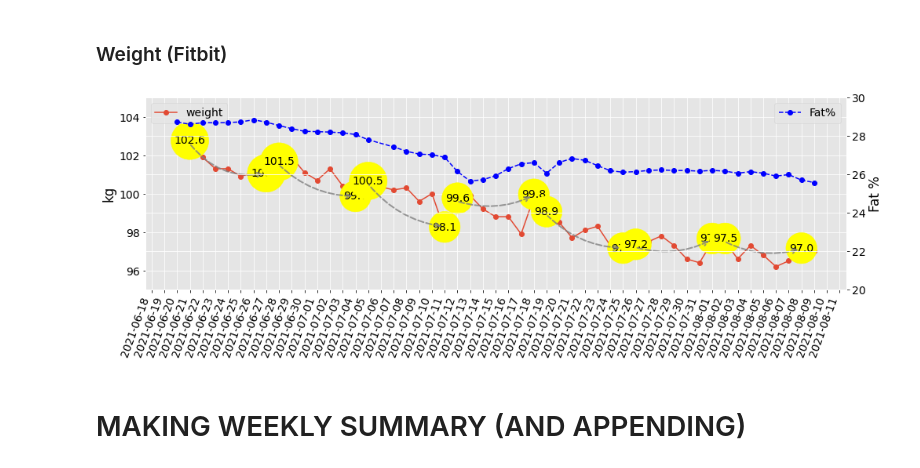
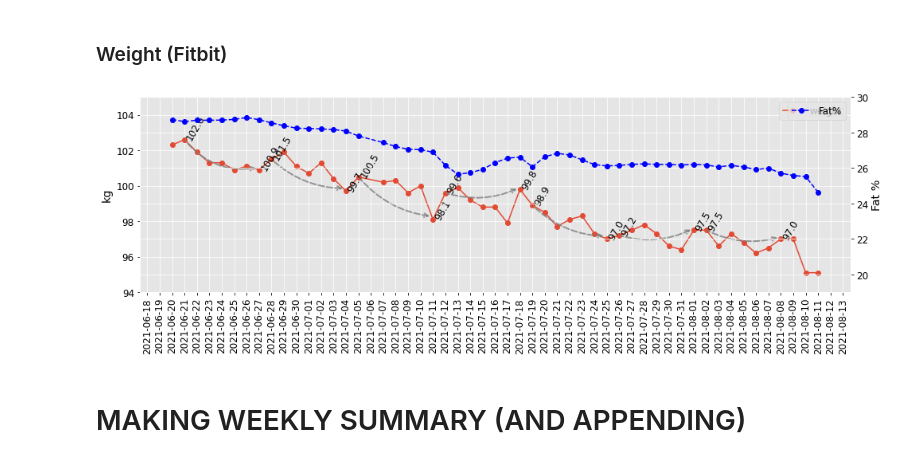
Before and after one commit to jjsantanna/my_health_stats, a Jupyter notebook: my_health_stats.ipynb, the cells around one changed output. Drawn from its saved outputs; the diff is of its cells as text; code cells hidden in the pictures.

Commit message:
updating graphs

```diff
--- a/my_health_stats.ipynb
+++ b/my_health_stats.ipynb
@@ -110,9 +110,8 @@ def fitbit_data (access_token,date_str):
 # %%
 import datetime
 # %%
+check_day = datetime.datetime(2021, 8, 11).strftime('%Y-%m-%d')
 # check_day = (datetime.datetime.today() - datetime.timedelta(days=1)).strftime('%Y-%m-%d')
-# %%
-check_day = datetime.datetime(2021, 8, 9).strftime('%Y-%m-%d')
 # %% [markdown]
 <h1 align='center'>=============================================================<br>UPDATING DATA</h1>
 # %% [markdown]
@@ -164,7 +163,7 @@ df_fitbit.sort_index(inplace=True)
 # %%
 import matplotlib.pyplot as plt # http://matplotlib.org/gallery.html
 plt.style.use('ggplot') # https://matplotlib.org/3.1.1/gallery/style_sheets/style_sheets_reference.html
-plt.rcParams.update({'font.size': 14,'text.color' : 'black','axes.labelcolor' : 'black','xtick.color':'black','ytick.color':'black'})
+plt.rcParams.update({'font.size': 12,'text.color' : 'black','axes.labelcolor' : 'black','xtick.color':'black','ytick.color':'black'})
 import matplotlib.dates as mdates
 import numpy as np
 import matplotlib.patches as patches
@@ -257,71 +254,71 @@ fig = plt.figure(figsize=(16, 5))
 ax = plt.subplot2grid((1,1), (0,0))
 
 df_fitbit['weight'].plot(kind='line',ax=ax,marker='o')
-ax.set_ylim(95, 105)
+ax.set_ylim(94, 105)
 ax.set_ylabel("kg")
 
 ax2=ax.twinx()
 ax2.plot(df_fitbit.index,df_fitbit['fat'],marker='o',ls='--',label ='Fat%',color='blue' )
 ax2.set_ylabel("Fat %")
-ax2.set_ylim(20,30)
+ax2.set_ylim(19,30)
 
 ax.xaxis.set_major_locator(mdates.DayLocator(interval = 1))
 ax2.legend(loc=0)
-ax.legend(loc=2)
+ax.legend(loc=0)
 
 
 
 w_begin='2021-6-21'
 w_end = (datetime.datetime.strptime(w_begin, '%Y-%m-%d').date() + datetime.timedelta(days=6)).strftime('%Y-%m-%d')
-ax.annotate(df_fitbit.at[w_begin, 'weight'], xy=(w_begin, df_fitbit.at[w_begin, 'weight']), xycoords='data', ha='center',bbox={"boxstyle" : "circle", "color":"yellow"})
-ax.annotate(df_fitbit.at[w_end, 'weight'], xy=(w_end, df_fitbit.at[w_end, 'weight']), xycoords='data', ha='center',bbox={"boxstyle" : "circle", "color":"yellow"})
+ax.annotate(df_fitbit.at[w_begin, 'weight'], xy=(w_begin, df_fitbit.at[w_begin, 'weight']), xycoords='data', ha='left',rotation=60)#,bbox={"boxstyle" : "circle", "color":"yellow"})
+ax.annotate(df_fitbit.at[w_end, 'weight'], xy=(w_end, df_fitbit.at[w_end, 'weight']), xycoords='data', ha='left',rotation=60)#,bbox={"boxstyle" : "circle", "color":"yellow"})
 ax.annotate(' ', xy=(w_begin, df_fitbit.at[w_begin, 'weight']), xytext=(w_end, df_fitbit.at[w_end, 'weight']),xycoords='data', textcoords='data', arrowprops=dict(arrowstyle= '<-',color='grey',lw=2,ls='--',alpha=0.8,connectionstyle="arc3,rad=-.3"))
 
 w_begin='2021-6-28'
 w_end = (datetime.datetime.strptime(w_begin, '%Y-%m-%d').date() + datetime.timedelta(days=6)).strftime('%Y-%m-%d')
-ax.annotate(df_fitbit.at[w_begin, 'weight'], xy=(w_begin, df_fitbit.at[w_begin, 'weight']), xycoords='data', ha='center',bbox={"boxstyle" : "circle", "color":"yellow"})
-ax.annotate(df_fitbit.at[w_end, 'weight'], xy=(w_end, df_fitbit.at[w_end, 'weight']), xycoords='data', ha='center',bbox={"boxstyle" : "circle", "color":"yellow"})
+ax.annotate(df_fitbit.at[w_begin, 'weight'], xy=(w_begin, df_fitbit.at[w_begin, 'weight']), xycoords='data', ha='left',rotation=60)#,bbox={"boxstyle" : "circle", "color":"yellow"})
+ax.annotate(df_fitbit.at[w_end, 'weight'], xy=(w_end, df_fitbit.at[w_end, 'weight']), xycoords='data', ha='left',rotation=60)#,bbox={"boxstyle" : "circle", "color":"yellow"})
 ax.annotate(' ', xy=(w_begin, df_fitbit.at[w_begin, 'weight']), xytext=(w_end, df_fitbit.at[w_end, 'weight']),xycoords='data', textcoords='data', arrowprops=dict(arrowstyle= '<-',color='grey',lw=2,ls='--',alpha=0.8,connectionstyle="arc3,rad=-.2"))
 
 w_begin='2021-7-05'
 w_end = (datetime.datetime.strptime(w_begin, '%Y-%m-%d').date() + datetime.timedelta(days=6)).strftime('%Y-%m-%d')
-ax.annotate(df_fitbit.at[w_begin, 'weight'], xy=(w_begin, df_fitbit.at[w_begin, 'weight']), xycoords='data', ha='center',bbox={"boxstyle" : "circle", "color":"yellow"})
-ax.annotate(df_fitbit.at[w_end, 'weight'], xy=(w_end, df_fitbit.at[w_end, 'weight']), xycoords='data', ha='center',bbox={"boxstyle" : "circle", "color":"yellow"})
+ax.annotate(df_fitbit.at[w_begin, 'weight'], xy=(w_begin, df_fitbit.at[w_begin, 'weight']), xycoords='data', ha='left',rotation=60)#,bbox={"boxstyle" : "circle", "color":"yellow"})
+ax.annotate(df_fitbit.at[w_end, 'weight'], xy=(w_end, df_fitbit.at[w_end, 'weight']), xycoords='data', ha='left',rotation=60)#,bbox={"boxstyle" : "circle", "color":"yellow"})
 ax.annotate(' ', xy=(w_begin, df_fitbit.at[w_begin, 'weight']), xytext=(w_end, df_fitbit.at[w_end, 'weight']),xycoords='data', textcoords='data', arrowprops=dict(arrowstyle= '<-',color='grey',lw=2,ls='--',alpha=0.8,connectionstyle="arc3,rad=-.2"))
 
 w_begin='2021-7-12'
 w_end = (datetime.datetime.strptime(w_begin, '%Y-%m-%d').date() + datetime.timedelta(days=6)).strftime('%Y-%m-%d')
-ax.annotate(df_fitbit.at[w_begin, 'weight'], xy=(w_begin, df_fitbit.at[w_begin, 'weight']), xycoords='data', ha='center',bbox={"boxstyle" : "circle", "color":"yellow"})
-ax.annotate(df_fitbit.at[w_end, 'weight'], xy=(w_end, df_fitbit.at[w_end, 'weight']), xycoords='data', ha='center',bbox={"boxstyle" : "circle", "color":"yellow"})
+ax.annotate(df_fitbit.at[w_begin, 'weight'], xy=(w_begin, df_fitbit.at[w_begin, 'weight']), xycoords='data', ha='left',rotation=60)#,bbox={"boxstyle" : "circle", "color":"yellow"})
+ax.annotate(df_fitbit.at[w_end, 'weight'], xy=(w_end, df_fitbit.at[w_end, 'weight']), xycoords='data', ha='left',rotation=60)#,bbox={"boxstyle" : "circle", "color":"yellow"})
 ax.annotate(' ', xy=(w_begin, df_fitbit.at[w_begin, 'weight']), xytext=(w_end, df_fitbit.at[w_end, 'weight']),xycoords='data', textcoords='data', arrowprops=dict(arrowstyle= '<-',color='grey',lw=2,ls='--',alpha=0.8,connectionstyle="arc3,rad=-.2"))
 
 w_begin='2021-7-19'
 w_end = (datetime.datetime.strptime(w_begin, '%Y-%m-%d').date() + datetime.timedelta(days=6)).strftime('%Y-%m-%d')
-ax.annotate(df_fitbit.at[w_begin, 'weight'], xy=(w_begin, df_fitbit.at[w_begin, 'weight']), xycoords='data', ha='center',bbox={"boxstyle" : "circle", "color":"yellow"})
-ax.annotate(df_fitbit.at[w_end, 'weight'], xy=(w_end, df_fitbit.at[w_end, 'weight']), xycoords='data', ha='center',bbox={"boxstyle" : "circle", "color":"yellow"})
+ax.annotate(df_fitbit.at[w_begin, 'weight'], xy=(w_begin, df_fitbit.at[w_begin, 'weight']), xycoords='data', ha='left',rotation=60)#,bbox={"boxstyle" : "circle", "color":"yellow"})
+ax.annotate(df_fitbit.at[w_end, 'weight'], xy=(w_end, df_fitbit.at[w_end, 'weight']), xycoords='data', ha='left',rotation=60)#,bbox={"boxstyle" : "circle", "color":"yellow"})
 ax.annotate(' ', xy=(w_begin, df_fitbit.at[w_begin, 'weight']), xytext=(w_end, df_fitbit.at[w_end, 'weight']),xycoords='data', textcoords='data', arrowprops=dict(arrowstyle= '<-',color='grey',lw=2,ls='--',alpha=0.8,connectionstyle="arc3,rad=-.2"))
 
 w_begin='2021-7-26'
 w_end = (datetime.datetime.strptime(w_begin, '%Y-%m-%d').date() + datetime.timedelta(days=6)).strftime('%Y-%m-%d')
-ax.annotate(df_fitbit.at[w_begin, 'weight'], xy=(w_begin, df_fitbit.at[w_begin, 'weight']), xycoords='data', ha='center',bbox={"boxstyle" : "circle", "color":"yellow"})
-ax.annotate(df_fitbit.at[w_end, 'weight'], xy=(w_end, df_fitbit.at[w_end, 'weight']), xycoords='data', ha='center',bbox={"boxstyle" : "circle", "color":"yellow"})
+ax.annotate(df_fitbit.at[w_begin, 'weight'], xy=(w_begin, df_fitbit.at[w_begin, 'weight']), xycoords='data', ha='left',rotation=60)#,bbox={"boxstyle" : "circle", "color":"yellow"})
+ax.annotate(df_fitbit.at[w_end, 'weight'], xy=(w_end, df_fitbit.at[w_end, 'weight']), xycoords='data', ha='left',rotation=60)#,bbox={"boxstyle" : "circle", "color":"yellow"})
 ax.annotate(' ', xy=(w_begin, df_fitbit.at[w_begin, 'weight']), xytext=(w_end, df_fitbit.at[w_end, 'weight']),xycoords='data', textcoords='data', arrowprops=dict(arrowstyle= '<-',color='grey',lw=2,ls='--',alpha=0.8,connectionstyle="arc3,rad=-.2"))
 
 w_begin='2021-8-2'
 w_end = (datetime.datetime.strptime(w_begin, '%Y-%m-%d').date() + datetime.timedelta(days=6)).strftime('%Y-%m-%d')
-ax.annotate(df_fitbit.at[w_begin, 'weight'], xy=(w_begin, df_fitbit.at[w_begin, 'weight']), xycoords='data', ha='center',bbox={"boxstyle" : "circle", "color":"yellow"})
-ax.annotate(df_fitbit.at[w_end, 'weight'], xy=(w_end, df_fitbit.at[w_end, 'weight']), xycoords='data', ha='center',bbox={"boxstyle" : "circle", "color":"yellow"})
+ax.annotate(df_fitbit.at[w_begin, 'weight'], xy=(w_begin, df_fitbit.at[w_begin, 'weight']), xycoords='data', ha='left',rotation=60)#,bbox={"boxstyle" : "circle", "color":"yellow"})
+ax.annotate(df_fitbit.at[w_end, 'weight'], xy=(w_end, df_fitbit.at[w_end, 'weight']), xycoords='data', ha='left',rotation=60)#,bbox={"boxstyle" : "circle", "color":"yellow"})
 ax.annotate(' ', xy=(w_begin, df_fitbit.at[w_begin, 'weight']), xytext=(w_end, df_fitbit.at[w_end, 'weight']),xycoords='data', textcoords='data', arrowprops=dict(arrowstyle= '<-',color='grey',lw=2,ls='--',alpha=0.8,connectionstyle="arc3,rad=-.2"))
 
 # # Converting matplotlib vizualization into a plotly HTML
 # plotly_fig = tls.mpl_to_plotly(fig)
 # plotly.offline.plot(plotly_fig,filename='_includes/weight.html')
 
-plt.setp(ax.xaxis.get_majorticklabels(), rotation=70 )
+plt.setp(ax.xaxis.get_majorticklabels(), rotation=90, ha='center')
 
 fig.savefig('assets/weight.png', bbox_inches='tight',format='png', dpi=800, transparent=True)
 # %% [output]
-[figure, old version]
+[figure, new version]
 # %% [markdown]
 # MAKING WEEKLY SUMMARY (AND APPENDING)
 # %% [markdown]
```
Also changed, not shown: parts of 15 cells of this notebook, 8 other files.
